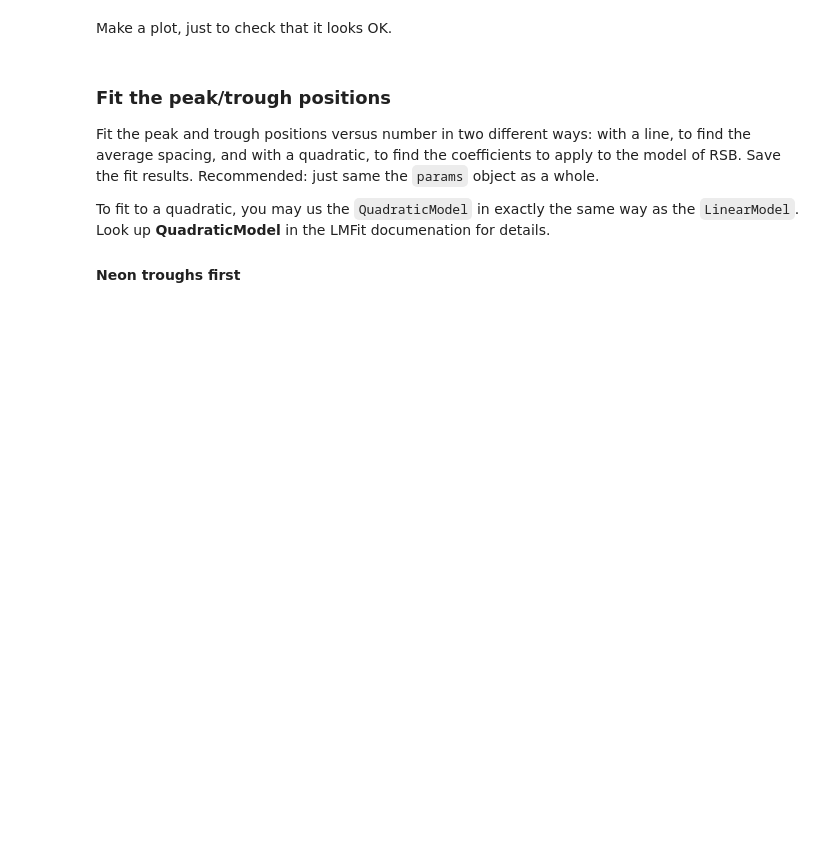
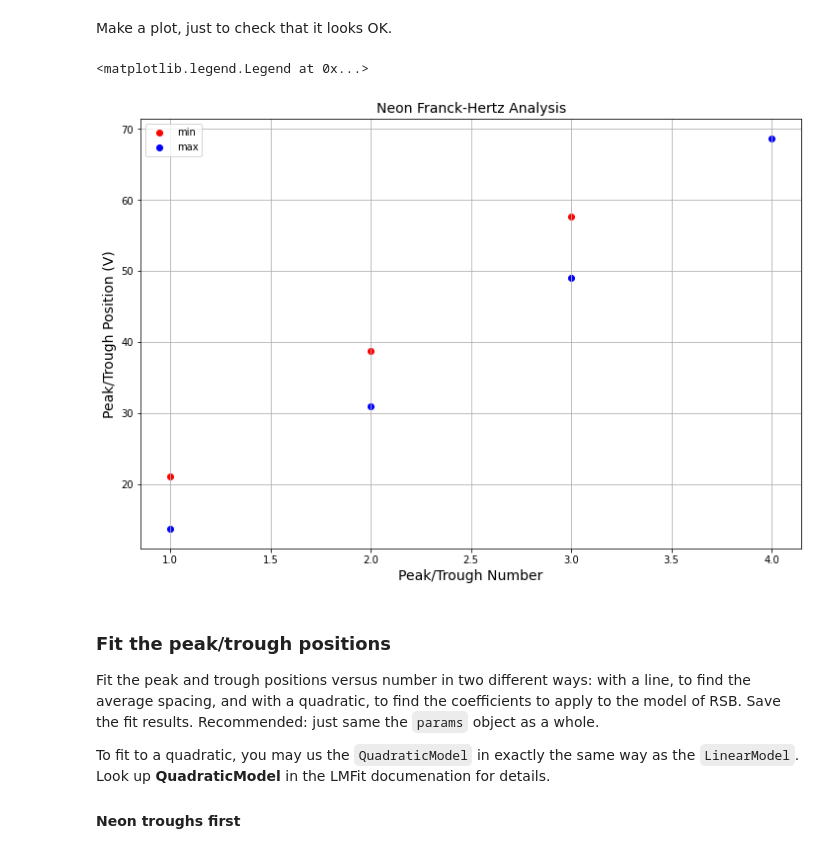
Before and after one commit to alberthu233/Phys432, a Jupyter notebook: FH/Franck-Hertz.ipynb, the cells around one changed output. Cells and saved outputs as stored; diff of their text form; code cells hidden in the pictures; blank space fills up the shorter version.

```diff
--- a/FH/Franck-Hertz.ipynb
+++ b/FH/Franck-Hertz.ipynb
@@ -111,3 +152,8 @@ Pass your fit constants to the calibration function.  Test it.
 ### Apply the calibration
 
 You might want to add columns of the calibrated data to the existing DataFrame, or make new DataFrames or arrays.  It is up to you.
+# %%
+Ne_pda = pd.read_excel(FHdata, 'Neon PDA Min and Max')
+# apply the calibration to the Voltage data
+Ne_pda['voltage (V)'] = Ne_calib_fit.params['slope'].value * Ne_pda['grid x'] + Ne_calib_fit.params['intercept'].value
+Ne_pda.head()
@@ -113,0 +167,8 @@ You might want to add columns of the calibrated data to the existing DataFrame,
+# %%
+# select min and max values
+Ne_pda_min = Ne_pda.loc[Ne_pda['min or max'] == 'min']
+Ne_pda_max = Ne_pda.loc[Ne_pda['min or max'] == 'max']
+# %%
+# add a column of peak number for the min and max data as their order in the data
+Ne_pda_min['peak number'] = np.linspace(1,len(Ne_pda_min),len(Ne_pda_min), dtype=int)
+Ne_pda_max['peak number'] = np.linspace(1,len(Ne_pda_max),len(Ne_pda_max), dtype=int)
@@ -114,15 +186,18 @@ You might want to add columns of the calibrated data to the existing DataFrame,
 # %% [markdown]
 Make a plot, just to check that it looks OK.
 # %%
+# plot min and max values of voltage separately versus peak number
 plt.figure(figsize=(12,8))
 plt.grid()
 plt.title('Neon Franck-Hertz Analysis',fontsize=14)
 plt.ylabel('Peak/Trough Position (V)',fontsize=14)
 plt.xlabel('Peak/Trough Number',fontsize=14)
-#
-#  Your code here
-#
-plt.legend();
+plt.scatter(Ne_pda_min['peak number'],Ne_pda_min['voltage (V)'],label='min',color='red')
+plt.scatter(Ne_pda_max['peak number'],Ne_pda_max['voltage (V)'],label='max',color='blue')
+plt.legend()
+# %% [output]
+<matplotlib.legend.Legend at 0x...>
+[figure, added]
 # %% [markdown]
 ### Fit the peak/trough positions
 
```
Also changed, not shown: parts of 8 cells of this notebook, 2 other files.
